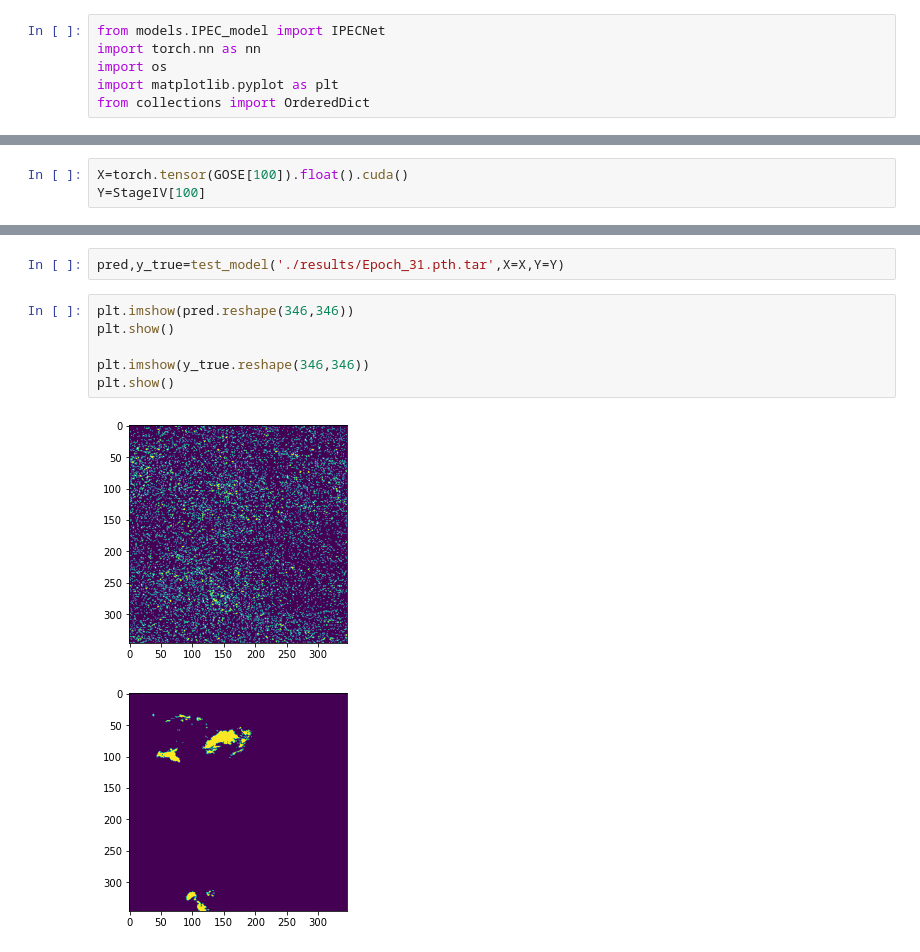
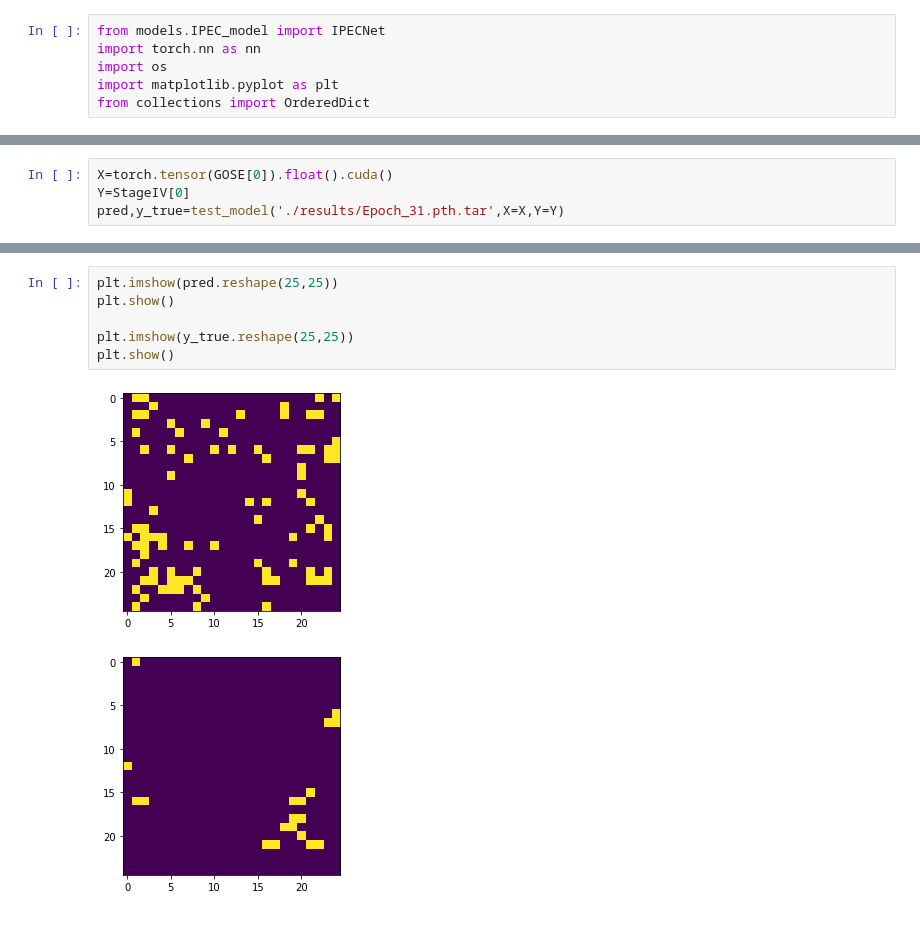
Before and after one commit to gaozhangyang/Precipitation_Estimation, a Jupyter notebook: test.ipynb, the cells around one changed output, grey strips where cells are left out. Cells and saved outputs as stored; diff of their text form.

```diff
--- a/test.ipynb
+++ b/test.ipynb
@@ -91,3 +141,4 @@ from collections import OrderedDict
 # %%
-X=torch.tensor(GOSE[100]).float().cuda()
-Y=StageIV[100]
+X=torch.tensor(GOSE[0]).float().cuda()
+Y=StageIV[0]
+pred,y_true=test_model('./results/Epoch_31.pth.tar',X=X,Y=Y)
@@ -144,11 +145,9 @@ def test_model(model_path,X,Y,multi_gpu=True,batch_size=1024):
-# %%
-pred,y_true=test_model('./results/Epoch_31.pth.tar',X=X,Y=Y)
 # %%
-plt.imshow(pred.reshape(346,346))
+plt.imshow(pred.reshape(25,25))
 plt.show()
 
-plt.imshow(y_true.reshape(346,346))
+plt.imshow(y_true.reshape(25,25))
 plt.show()
 # %% [output]
-[figure, old version]
+[figure, new version]
-[figure, old version]
+[figure, new version]
```
Also changed, not shown: parts of 8 cells of this notebook, 2 other files.
